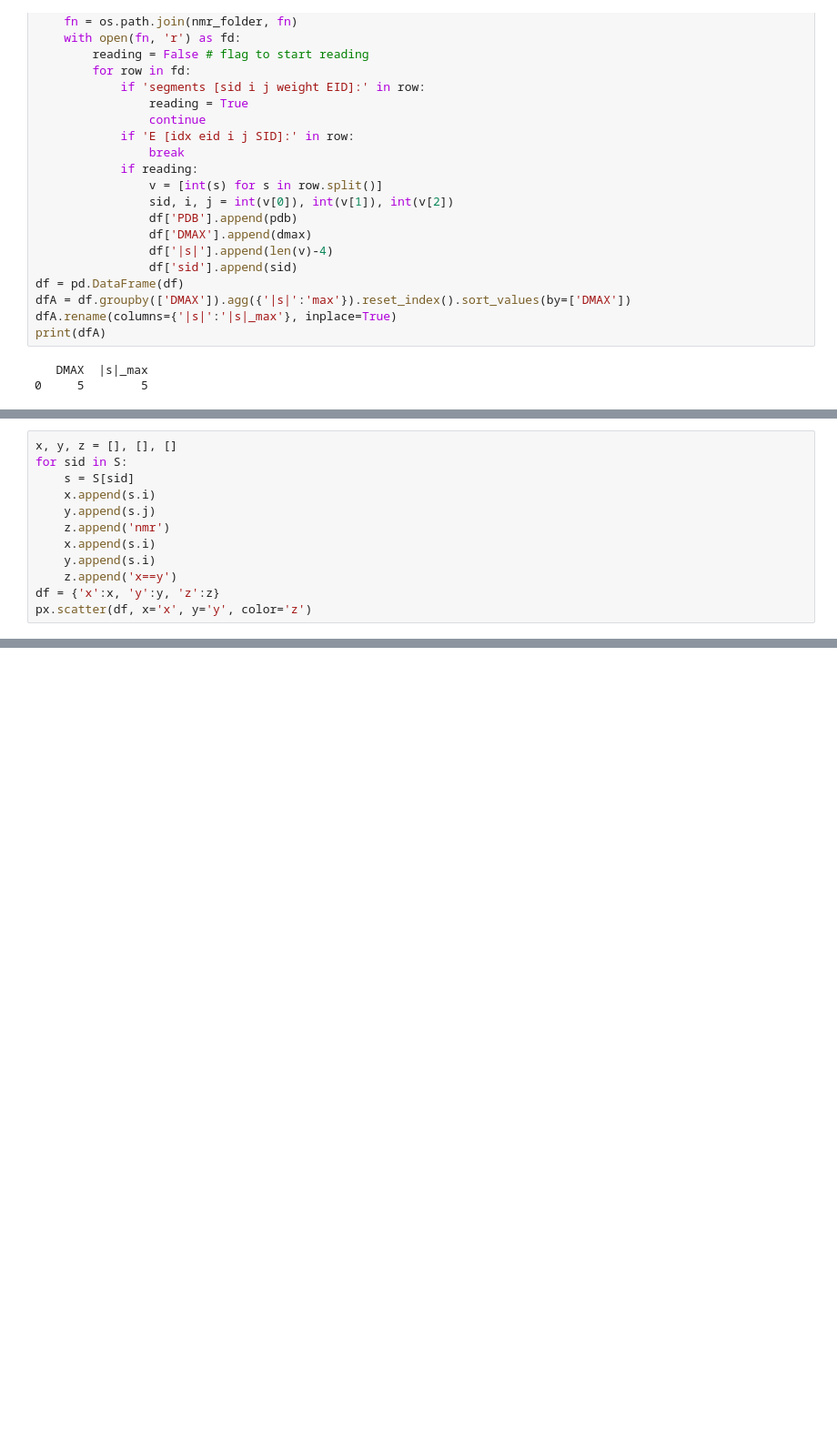
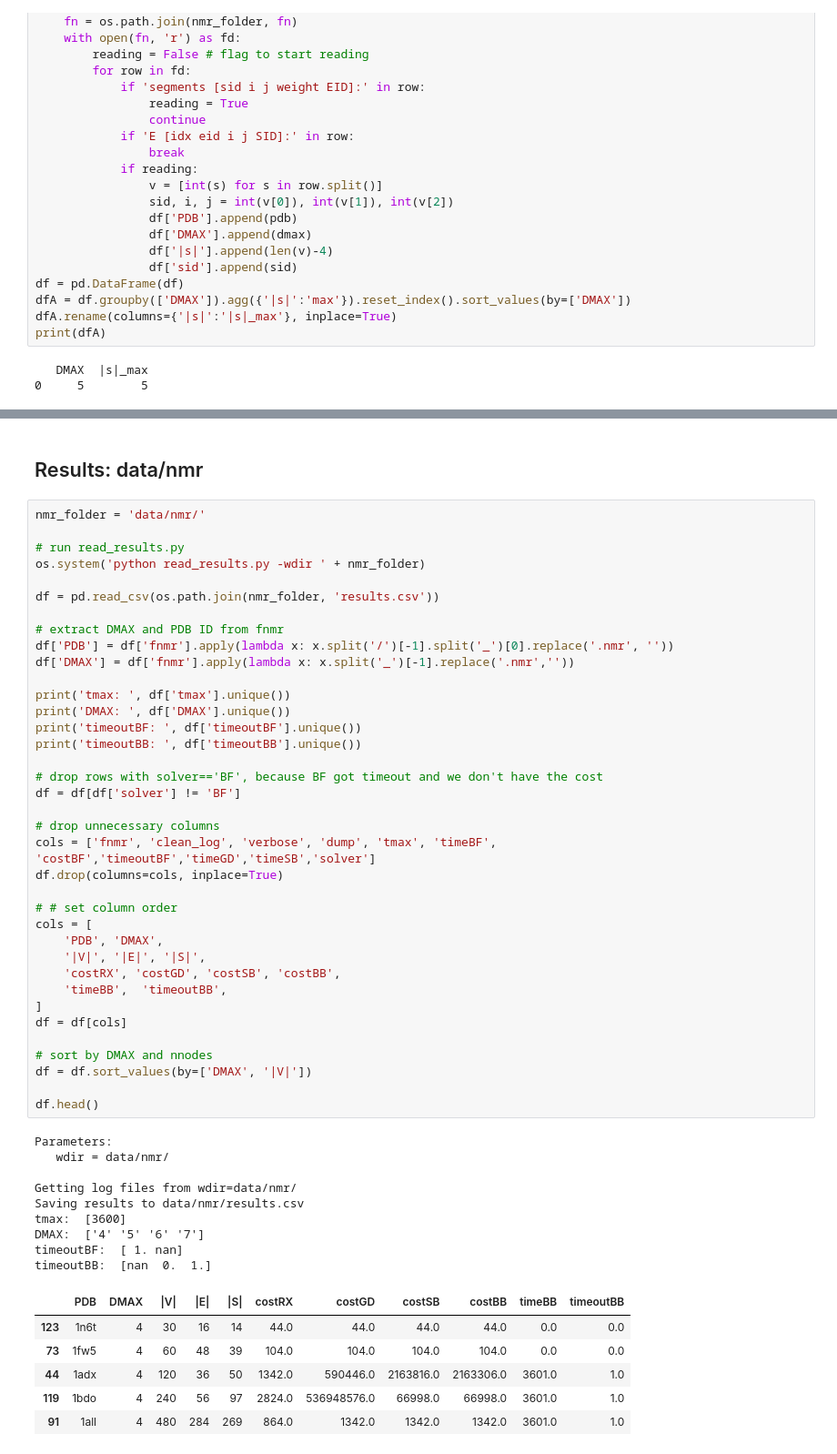
Before and after one commit to michaelsouza/bb-sbbu, a Jupyter notebook: report.ipynb, the cells around one changed output, grey strips where cells are left out. Shown at 91% size. Cells and saved outputs as stored; diff of their text form; blank space fills up the shorter version.

Commit message:
Add results

```diff
--- a/report.ipynb
+++ b/report.ipynb
@@ -411,12 +160,0 @@ print('costBF=',costBF)
-# %%
-x, y, z = [], [], []
-for sid in S:
-    s = S[sid]
-    x.append(s.i)
-    y.append(s.j)
-    z.append('nmr')
-    x.append(s.i)
-    y.append(s.i)
-    z.append('x==y')
-df = {'x':x, 'y':y, 'z':z}
-px.scatter(df, x='x', y='y', color='z')
@@ -489,0 +288,55 @@ s.i, s.j
+# %% [markdown]
+## Results: data/nmr
+# %%
+nmr_folder = 'data/nmr/'
+
+# run read_results.py
+os.system('python read_results.py -wdir ' + nmr_folder)
+
+df = pd.read_csv(os.path.join(nmr_folder, 'results.csv'))
+
+# extract DMAX and PDB ID from fnmr
+df['PDB'] = df['fnmr'].apply(lambda x: x.split('/')[-1].split('_')[0].replace('.nmr', ''))
+df['DMAX'] = df['fnmr'].apply(lambda x: x.split('_')[-1].replace('.nmr',''))
+
+print('tmax: ', df['tmax'].unique())
+print('DMAX: ', df['DMAX'].unique())
+print('timeoutBF: ', df['timeoutBF'].unique())
+print('timeoutBB: ', df['timeoutBB'].unique())
+
+# drop rows with solver=='BF', because BF got timeout and we don't have the cost
+df = df[df['solver'] != 'BF']
+
+# drop unnecessary columns
+cols = ['fnmr', 'clean_log', 'verbose', 'dump', 'tmax', 'timeBF', 'costBF','timeoutBF','timeGD','timeSB','solver']
+df.drop(columns=cols, inplace=True)
+
+# # set column order
+cols = [
+    'PDB', 'DMAX',
+    '|V|', '|E|', '|S|',
+    'costRX', 'costGD', 'costSB', 'costBB',
+    'timeBB',  'timeoutBB',
+]
+df = df[cols]
+
+# sort by DMAX and nnodes
+df = df.sort_values(by=['DMAX', '|V|'])
+
+df.head()
+# %% [output]
+Parameters:
+   wdir = data/nmr/
+
+Getting log files from wdir=data/nmr/
+Saving results to data/nmr/results.csv
+tmax:  [3600]
+DMAX:  ['4' '5' '6' '7']
+timeoutBF:  [ 1. nan]
+timeoutBB:  [nan  0.  1.]
+|  | PDB | DMAX | |V| | |E| | |S| | costRX | costGD | costSB | costBB | timeBB | timeoutBB |
+| 123 | 1n6t | 4 | 30 | 16 | 14 | 44.0 | 44.0 | 44.0 | 44.0 | 0.0 | 0.0 |
+| 73 | 1fw5 | 4 | 60 | 48 | 39 | 104.0 | 104.0 | 104.0 | 104.0 | 0.0 | 0.0 |
+| 44 | 1adx | 4 | 120 | 36 | 50 | 1342.0 | 590446.0 | 2163816.0 | 2163306.0 | 3601.0 | 1.0 |
+| 119 | 1bdo | 4 | 240 | 56 | 97 | 2824.0 | 536948576.0 | 66998.0 | 66998.0 | 3601.0 | 1.0 |
+| 91 | 1all | 4 | 480 | 284 | 269 | 864.0 | 1342.0 | 1342.0 | 1342.0 | 3601.0 | 1.0 |
```
Also changed, not shown: parts of 42 cells of this notebook, 16 other files.
